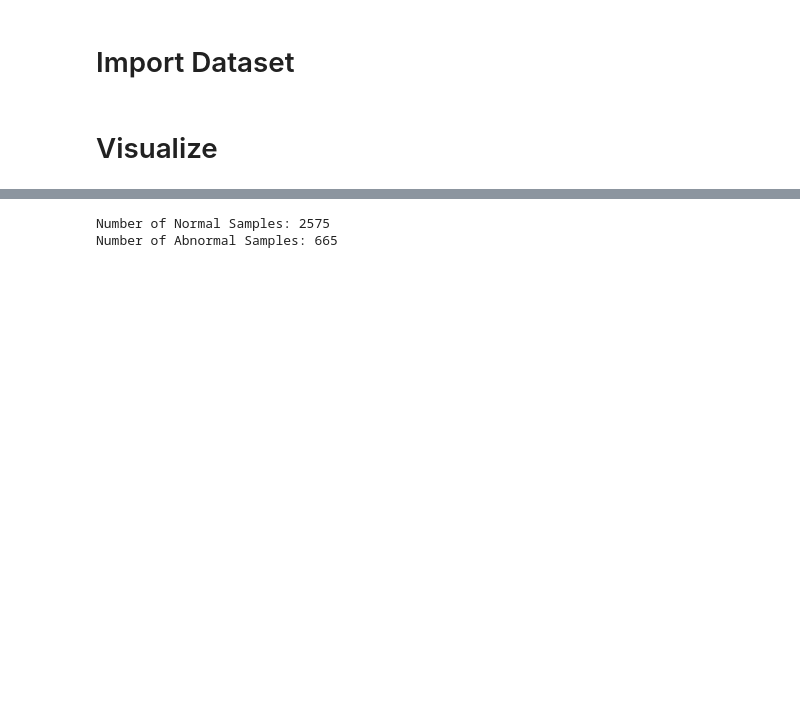
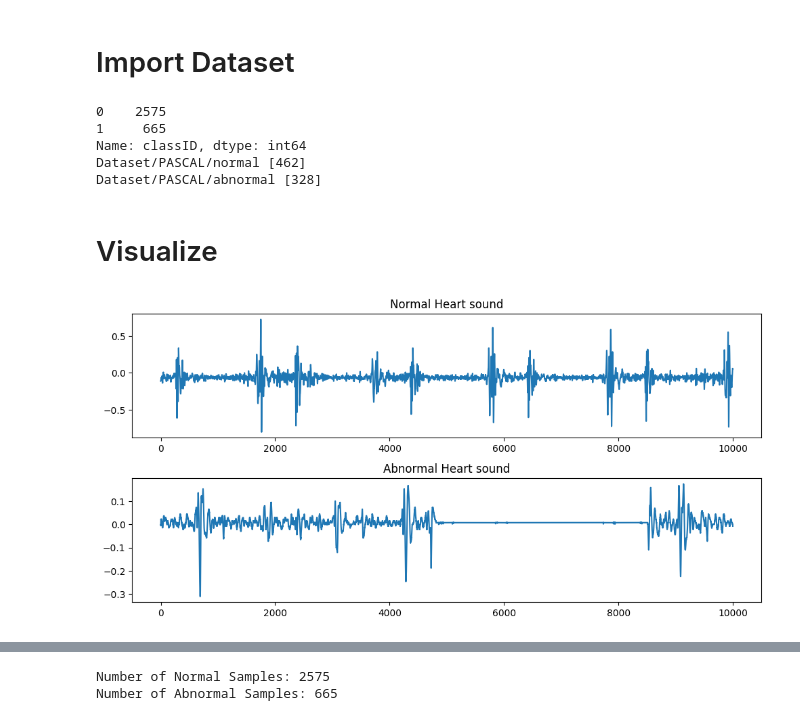
Before and after one commit to iTzAymen/PCG_Classification, a Jupyter notebook: preprocess_data.ipynb, the cells around one changed output, grey strips where cells are left out. Saved outputs shown, nothing was run; the diff lists cells and outputs as text; code cells hidden in the pictures; blank space fills up the shorter version.

```diff
--- a/preprocess_data.ipynb
+++ b/preprocess_data.ipynb
@@ -366,6 +387,50 @@ class AudioUtil():
 # Import Dataset
 # %%
 from packages.physionet_importer import getTrainingSet, getValidationSet
-df = getTrainingSet()
+from packages.pascal_importer import getPreprocessedData
+physionet_df = getTrainingSet()
+pascal_df = getPreprocessedData()
+df = physionet_df
+# %% [output]
+0    2575
+1     665
+Name: classID, dtype: int64
+Dataset/PASCAL/normal [462]
+Dataset/PASCAL/abnormal [328]
 # %% [markdown]
 # Visualize
+# %%
+normal_df = df[df['classID'] == 0]
+normal_audio_dir = normal_df.iloc[random.randint(0, len(normal_df))].relative_path
+normal_sig, sr = AudioUtil.open(normal_audio_dir)
+normal_sig = normal_sig.to(device)
+normal_aud = (normal_sig, sr)
+normal_aud = AudioUtil.pad_trunc(normal_aud, MAX_AUDIO_LENGTH)
+normal_aud = AudioUtil.rechannel(normal_aud, N_CHANNELS)
+normal_aud = AudioUtil.resample(normal_aud, SAMPLING_RATE)
+
+fig = plt.figure(figsize=(10,5))
+plt.subplot(2, 1, 1)
+b_sig, b_sr = normal_aud
+plt.plot(b_sig[0].cpu())
+plt.title('Normal Heart sound')
+
+
+abnormal_df = df[df['classID'] == 1]
+abnormal_audio_dir = abnormal_df.iloc[random.randint(0, len(abnormal_df))].relative_path
+abnormal_sig, sr = AudioUtil.open(abnormal_audio_dir)
+abnormal_sig = abnormal_sig.to(device)
+abnormal_aud = (abnormal_sig, sr)
+abnormal_aud = AudioUtil.pad_trunc(abnormal_aud, MAX_AUDIO_LENGTH)
+abnormal_aud = AudioUtil.rechannel(abnormal_aud, N_CHANNELS)
+abnormal_aud = AudioUtil.resample(abnormal_aud, SAMPLING_RATE)
+
+plt.subplot(2, 1, 2)
+a_sig, a_sr = abnormal_aud
+plt.plot(a_sig[0].cpu())
+plt.title('Abnormal Heart sound')
+
+fig.tight_layout(pad=1)
+plt.show()
+# %% [output]
+[figure, added]
```
Also changed, not shown: parts of 23 cells of this notebook, 5 other files.
